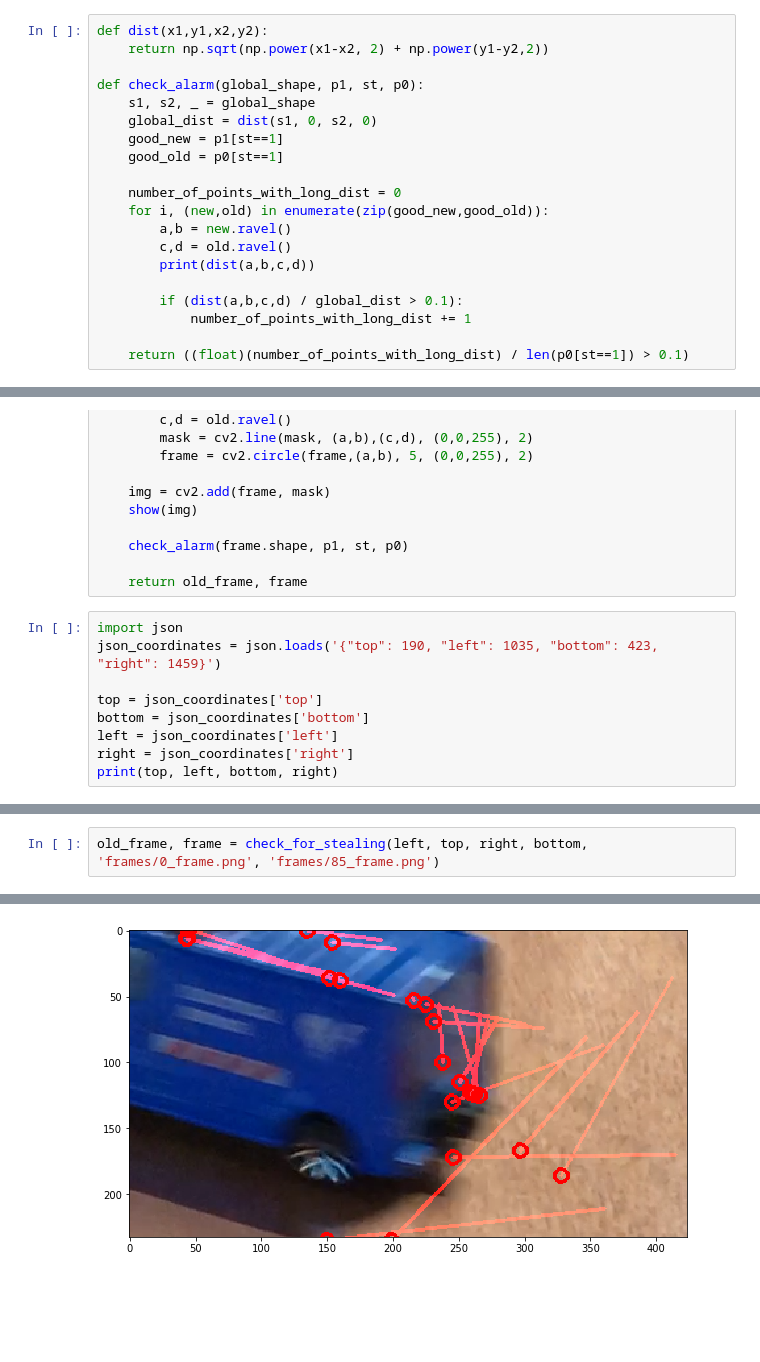
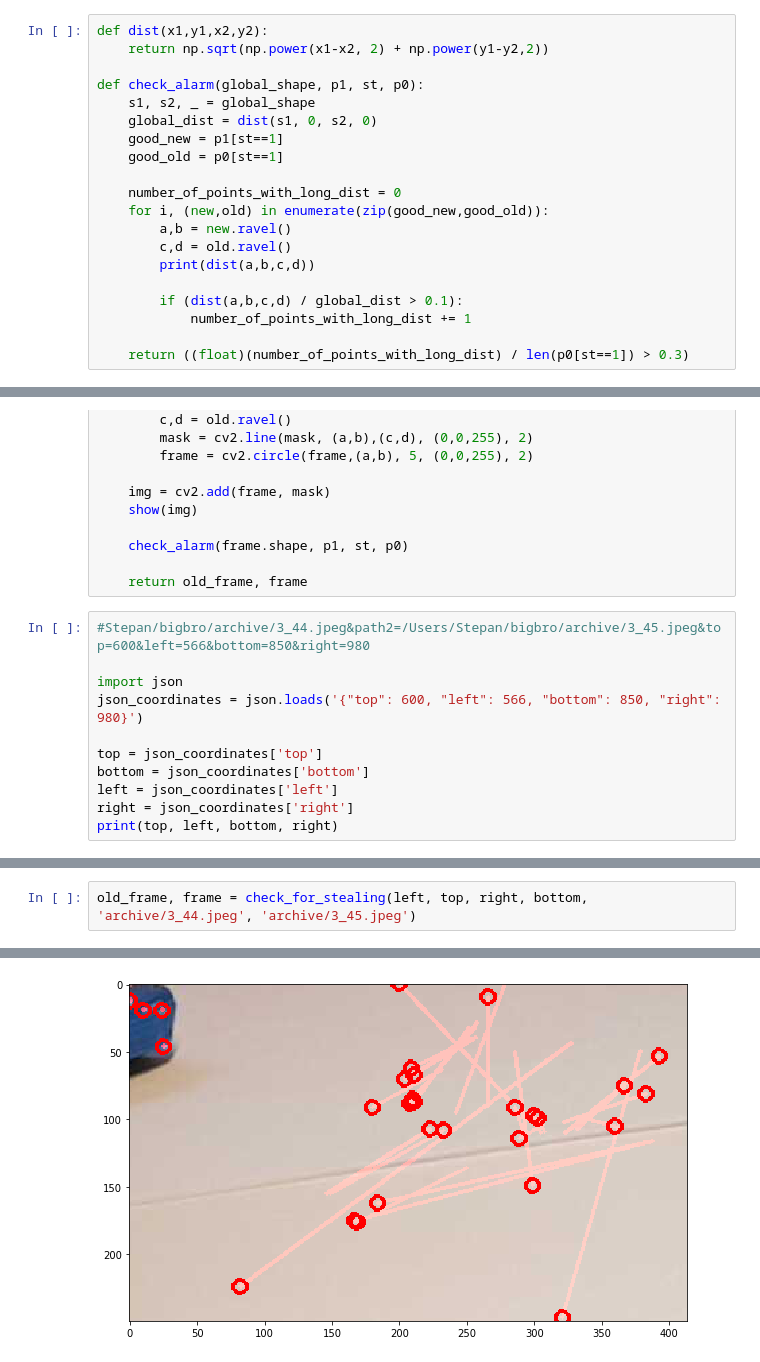
Before and after one commit to alex27594/bigbro, a Jupyter notebook: OpticalFlow.ipynb, the cells around one changed output, grey strips where cells are left out. Drawn from its saved outputs; the diff is of its cells as text; blank space fills up the shorter version.

```diff
--- a/OpticalFlow.ipynb
+++ b/OpticalFlow.ipynb
@@ -147,7 +147,7 @@ def check_alarm(global_shape, p1, st, p0):
         if (dist(a,b,c,d) / global_dist > 0.1):
             number_of_points_with_long_dist += 1
 
-    return ((float)(number_of_points_with_long_dist) / len(p0[st==1]) > 0.1)
+    return ((float)(number_of_points_with_long_dist) / len(p0[st==1]) > 0.3)
 # %%
 def cut_rectangle(rect_left, rect_top, rect_right, rect_bottom, img):
     s1, s2, _ = img.shape
@@ -201,8 +201,10 @@ def check_for_stealing(rect_left, rect_top, rect_right, rect_bottom, first_img_p
 
     return old_frame, frame
 # %%
+#Stepan/bigbro/archive/3_44.jpeg&path2=/Users/Stepan/bigbro/archive/3_45.jpeg&top=600&left=566&bottom=850&right=980
+
 import json
-json_coordinates = json.loads('{"top": 190, "left": 1035, "bottom": 423, "right": 1459}')
+json_coordinates = json.loads('{"top": 600, "left": 566, "bottom": 850, "right": 980}')
 
 top = json_coordinates['top']
 bottom = json_coordinates['bottom']
@@ -243,3 +216,3 @@ for i in np.arange(138):
 # %%
-old_frame, frame = check_for_stealing(left, top, right, bottom, 'frames/0_frame.png', 'frames/85_frame.png')
+old_frame, frame = check_for_stealing(left, top, right, bottom, 'archive/3_44.jpeg', 'archive/3_45.jpeg')
 # %% [output]
@@ -263,2 +236,2 @@ old_frame, frame = check_for_stealing(left, top, right, bottom, 'frames/0_frame.
 [figure]
-[figure, old version]
+[figure, new version]
```
Also changed, not shown: parts of 13 cells of this notebook, 1 other file.
